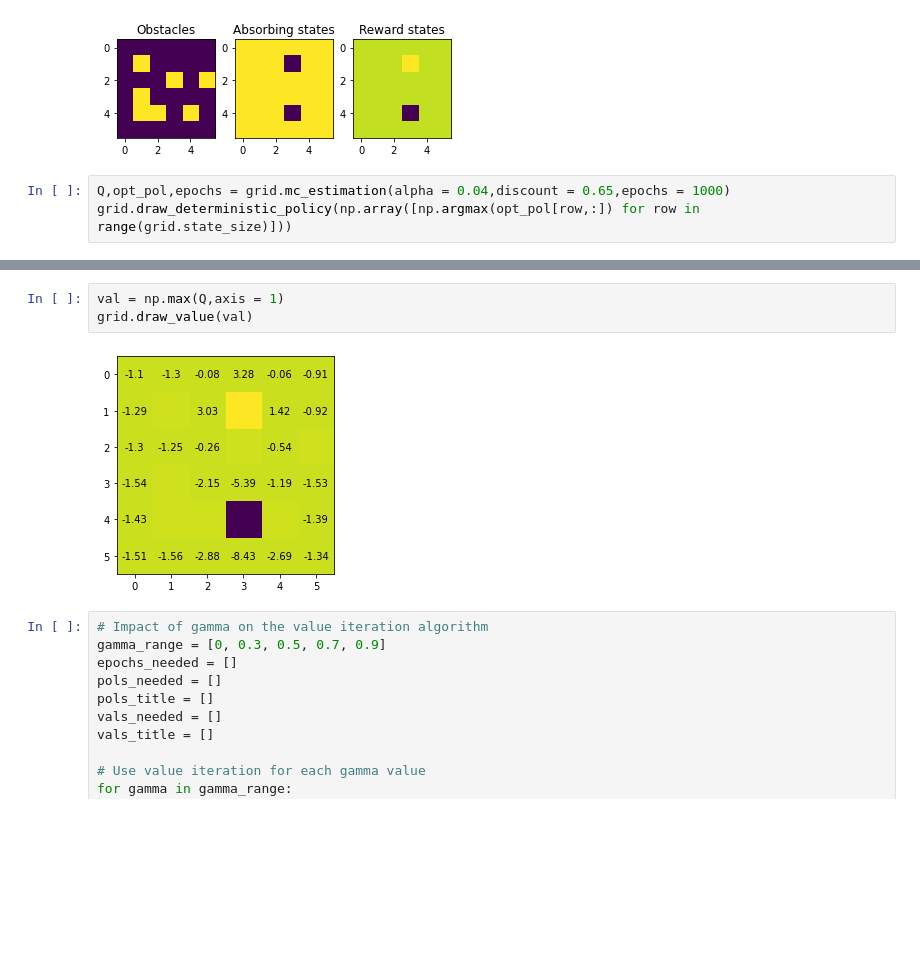
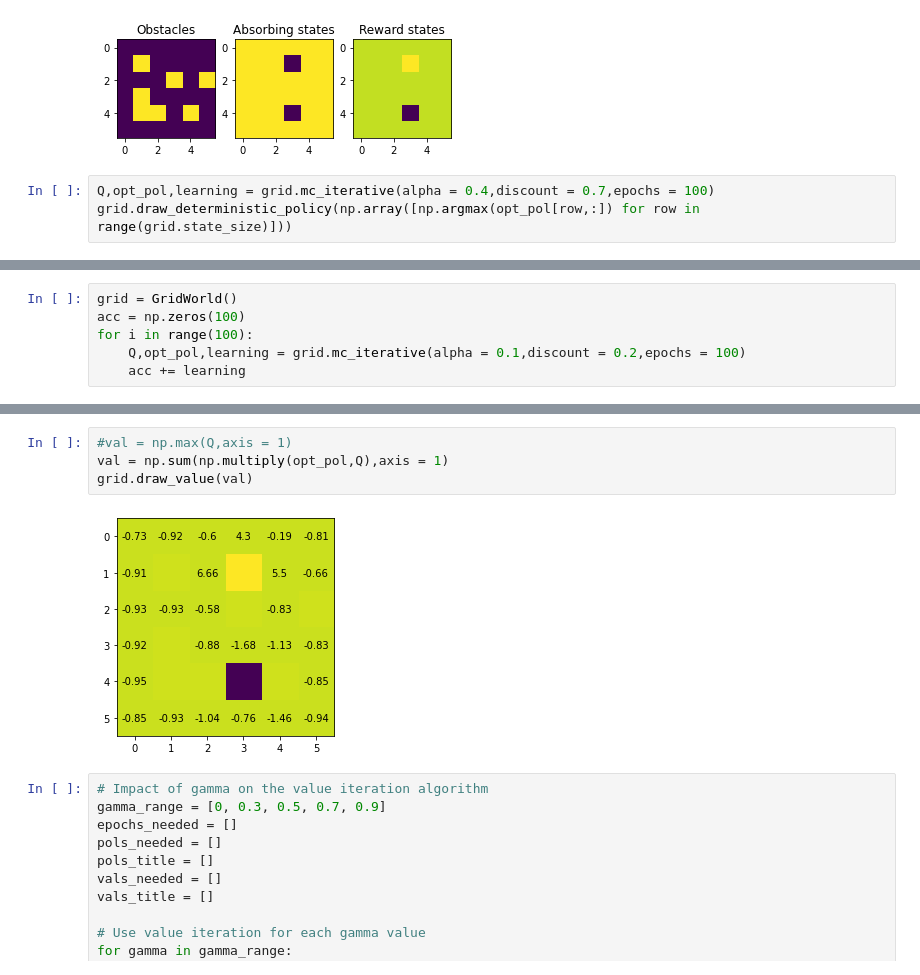
Before and after one commit to kevinlandert/IC_RL_CW1_TabularReinforcementLearning, a Jupyter notebook: jupyter/Question3.ipynb, the cells around one changed output, grey strips where cells are left out. Saved outputs shown, nothing was run; the diff lists cells and outputs as text; blank space fills up the shorter version.

```diff
--- a/jupyter/Question3.ipynb
+++ b/jupyter/Question3.ipynb
@@ -26,6 +26,6 @@ grid = GridWorld(p = 0.65)
 # %% [output]
 [figure]
 # %%
-Q,opt_pol,epochs = grid.mc_estimation(alpha = 0.04,discount = 0.65,epochs = 1000)
+Q,opt_pol,learning = grid.mc_iterative(alpha = 0.4,discount = 0.7,epochs = 100)
 grid.draw_deterministic_policy(np.array([np.argmax(opt_pol[row,:]) for row in range(grid.state_size)]))
 # %% [output]
@@ -32,0 +33,6 @@ grid.draw_deterministic_policy(np.array([np.argmax(opt_pol[row,:]) for row in ra
+# %%
+grid = GridWorld()
+acc = np.zeros(100)
+for i in range(100):
+    Q,opt_pol,learning = grid.mc_iterative(alpha = 0.1,discount = 0.2,epochs = 100)
+    acc += learning
@@ -33,8 +46,9 @@ grid.draw_deterministic_policy(np.array([np.argmax(opt_pol[row,:]) for row in ra
 # %%
-val = np.max(Q,axis = 1)
+#val = np.max(Q,axis = 1)
+val = np.sum(np.multiply(opt_pol,Q),axis = 1)
 grid.draw_value(val)
 # %% [output]
-[figure, old version]
+[figure, new version]
 # %%
 # Impact of gamma on the value iteration algorithm
 gamma_range = [0, 0.3, 0.5, 0.7, 0.9]
```
Also changed, not shown: parts of 3 cells of this notebook, 4 other files.
